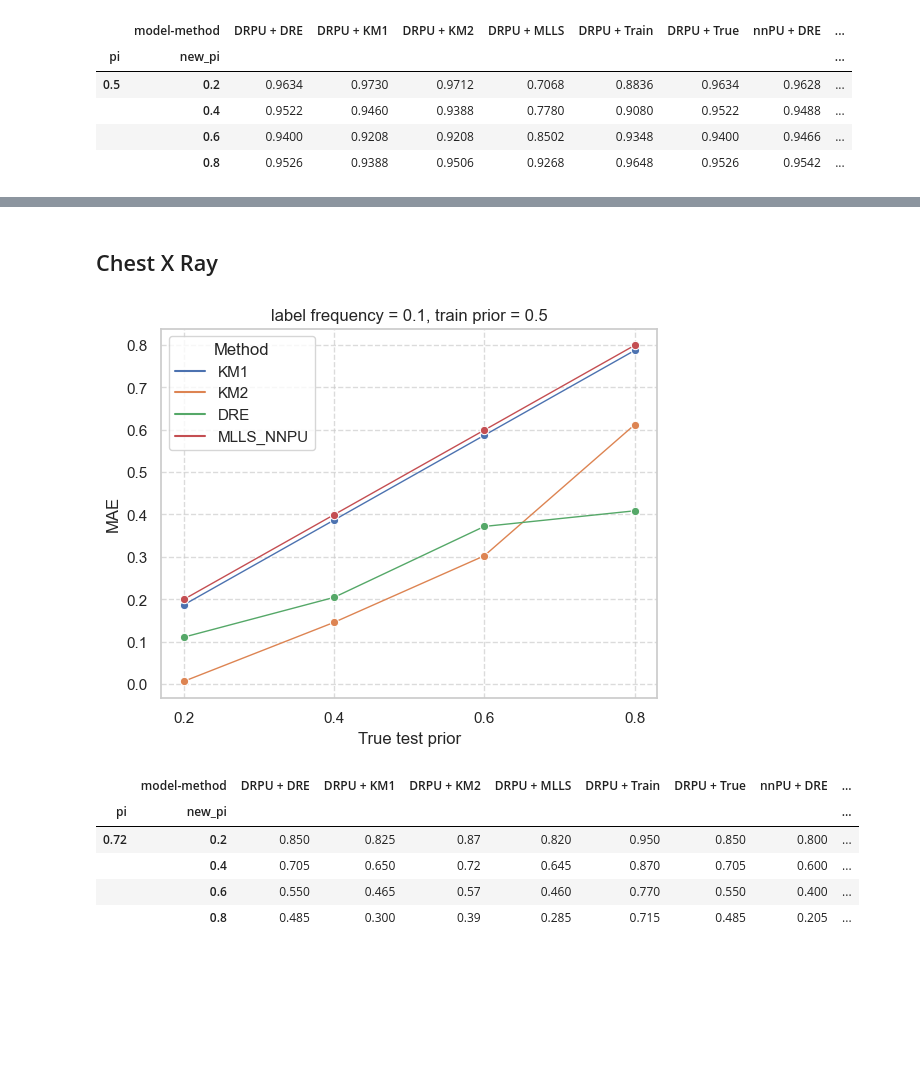
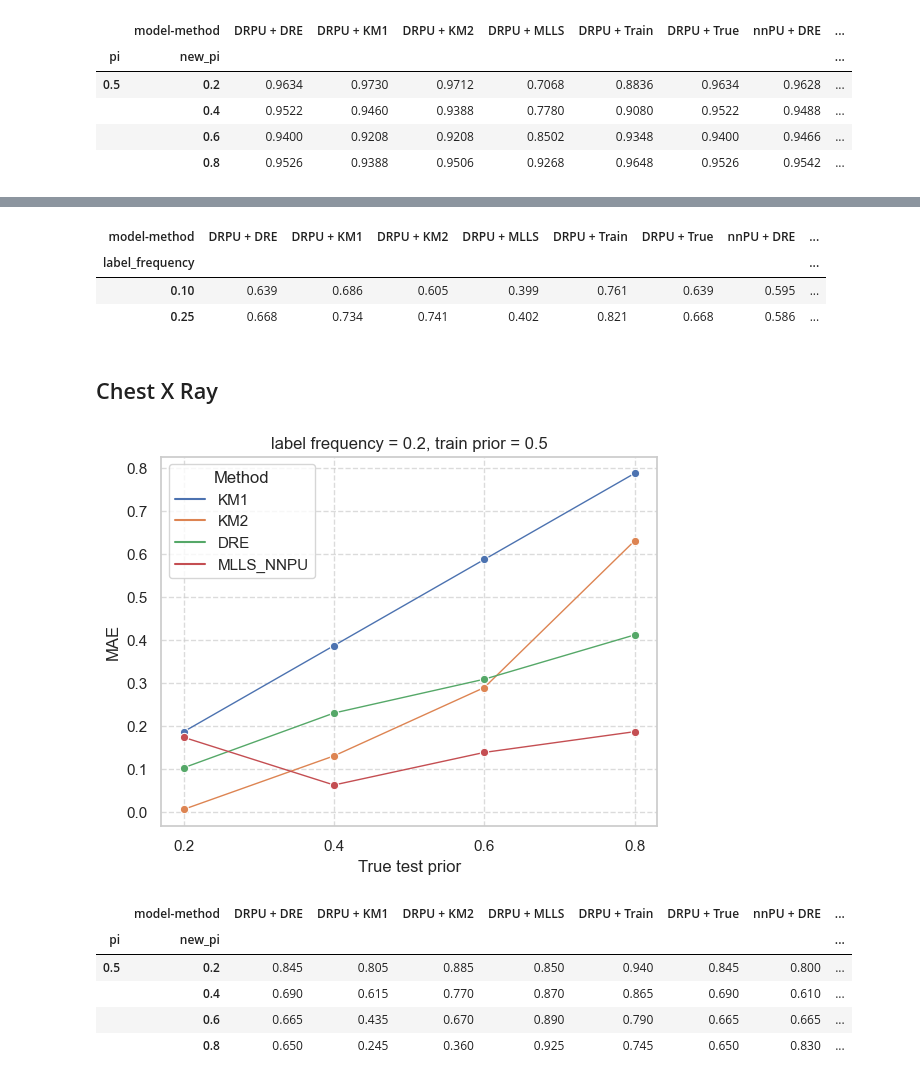
Before and after one commit to izabelatelejko/PULS-Master, a Jupyter notebook: evaluation.ipynb, the cells around one changed output, grey strips where cells are left out. Saved outputs shown, nothing was run; the diff lists cells and outputs as text; code cells hidden in the pictures; blank space fills up the shorter version.

```diff
--- a/evaluation.ipynb
+++ b/evaluation.ipynb
@@ -353,43 +403,70 @@ plt.show()
+# %%
+label_frequencies=[0.1, 0.25]
+
+df = evaluate_all_TC_metrics_from_all_data(
+    dataset_name='ChestXRay',
+    mean=None,
+    label_frequencies=label_frequencies,
+    convert_to_df=True,
+)
+
+df = df[df['metric'].isin(['accuracy'])]
+
+# filter out model = 'nnpu' and method = 'mlls-drpu' or model = 'drpu' and method = 'mlls-nnpu'
+df = df[~((df['model'] == 'nnpu') & (df['method'] == 'mlls-drpu')) & ~((df['model'] == 'drpu') & (df['method'] == 'mlls-nnpu'))]
+
+model_mapping = {"drpu": "DRPU", "nnpu": "nnPU"}
+method_mapping = {"DR": "DRE", "KM1": "KM1", "KM2": "KM2", "mlls-drpu": "MLLS", "mlls-nnpu": "MLLS", "train": "Train", "true": "True"}
+df['model'] = df['model'].map(model_mapping)
+df['method'] = df['method'].map(method_mapping)
+df['model-method'] = df['model'] + ' + ' + df['method']
+df['average_value'] = df['average_value'].round(3)
+df.pivot(index=["label_frequency"], columns="model-method", values="average_value")
+# %% [output]
+| model-method | DRPU + DRE | DRPU + KM1 | DRPU + KM2 | DRPU + MLLS | DRPU + Train | DRPU + True | nnPU + DRE | ... |
+| label_frequency |  |  |  |  |  |  |  | ... |
+| 0.10 | 0.639 | 0.686 | 0.605 | 0.399 | 0.761 | 0.639 | 0.595 | ... |
+| 0.25 | 0.668 | 0.734 | 0.741 | 0.402 | 0.821 | 0.668 | 0.586 | ... |
 # %% [markdown]
 ## Chest X Ray
 # %%
 dataset_name = 'ChestXRay'
-n = 4_000
-label_frequency = 0.1
-train_pi = [0.72]
+n = 2_475
+label_frequency = 0.2
+train_pi = [0.5]
 test_pi = [0.2, 0.4, 0.6, 0.8]
 
 df = evaluate_shifted_pi_estimation(dataset_name, None, n, label_frequency, train_pi, test_pi, convert_to_df=True, single_exp=True)
 df['mae'] = abs(df['estimated_test_pi'] - df['new_pi'])
 # df.pivot(index=["pi", "new_pi"], columns="method", values="mae")
 
 df = df[~(df['method'].isin(['MLLS_DRPU']))]
 
 sns.set_theme(style="whitegrid")
 sns.lineplot(
     data=df,
     x="new_pi",
     y="mae",
     hue="method",
     marker="o",
     markersize=6,
     linestyle="-",
     linewidth=1,
 )
 plt.xticks(test_pi)
 plt.xlabel("True test prior")
 plt.ylabel("MAE")
 plt.title(f"label frequency = {label_frequency}, train prior = 0.5")
 plt.grid(True, linestyle='--', alpha=0.7)
 plt.legend(title="Method", loc='upper left')
 plt.show()
 # %% [output]
-[figure, old version]
+[figure, new version]
 # %%
 dataset_name = 'ChestXRay'
-n = 4_000
-label_frequency = 0.1
-train_pi = [0.72]
+n = 2_475
+label_frequency = 0.2
+train_pi = [0.5]
 test_pi = [0.2, 0.4, 0.6, 0.8]
 
 df = evaluate_all_TC_metrics(dataset_name, None, n, label_frequency, train_pi, test_pi, convert_to_df=True, single_exp=True)
@@ -407,10 +484,10 @@ df.pivot(index=["pi", "new_pi"], columns="model-method", values="average_value")
 # %% [output]
 |  | model-method | DRPU + DRE | DRPU + KM1 | DRPU + KM2 | DRPU + MLLS | DRPU + Train | DRPU + True | nnPU + DRE | ... |
 | pi | new_pi |  |  |  |  |  |  |  | ... |
-| 0.72 | 0.2 | 0.850 | 0.825 | 0.87 | 0.820 | 0.950 | 0.850 | 0.800 | ... |
-|  | 0.4 | 0.705 | 0.650 | 0.72 | 0.645 | 0.870 | 0.705 | 0.600 | ... |
-|  | 0.6 | 0.550 | 0.465 | 0.57 | 0.460 | 0.770 | 0.550 | 0.400 | ... |
-|  | 0.8 | 0.485 | 0.300 | 0.39 | 0.285 | 0.715 | 0.485 | 0.205 | ... |
+| 0.5 | 0.2 | 0.845 | 0.805 | 0.885 | 0.850 | 0.940 | 0.845 | 0.800 | ... |
+|  | 0.4 | 0.690 | 0.615 | 0.770 | 0.870 | 0.865 | 0.690 | 0.610 | ... |
+|  | 0.6 | 0.665 | 0.435 | 0.670 | 0.890 | 0.790 | 0.665 | 0.665 | ... |
+|  | 0.8 | 0.650 | 0.245 | 0.360 | 0.925 | 0.745 | 0.650 | 0.830 | ... |
 # %%
 # filter out MLLS
 df = df[~df['model-method'].str.contains('DRPU \+ MLLS')]
```
Also changed, not shown: parts of 10 cells of this notebook, 2 other files.
